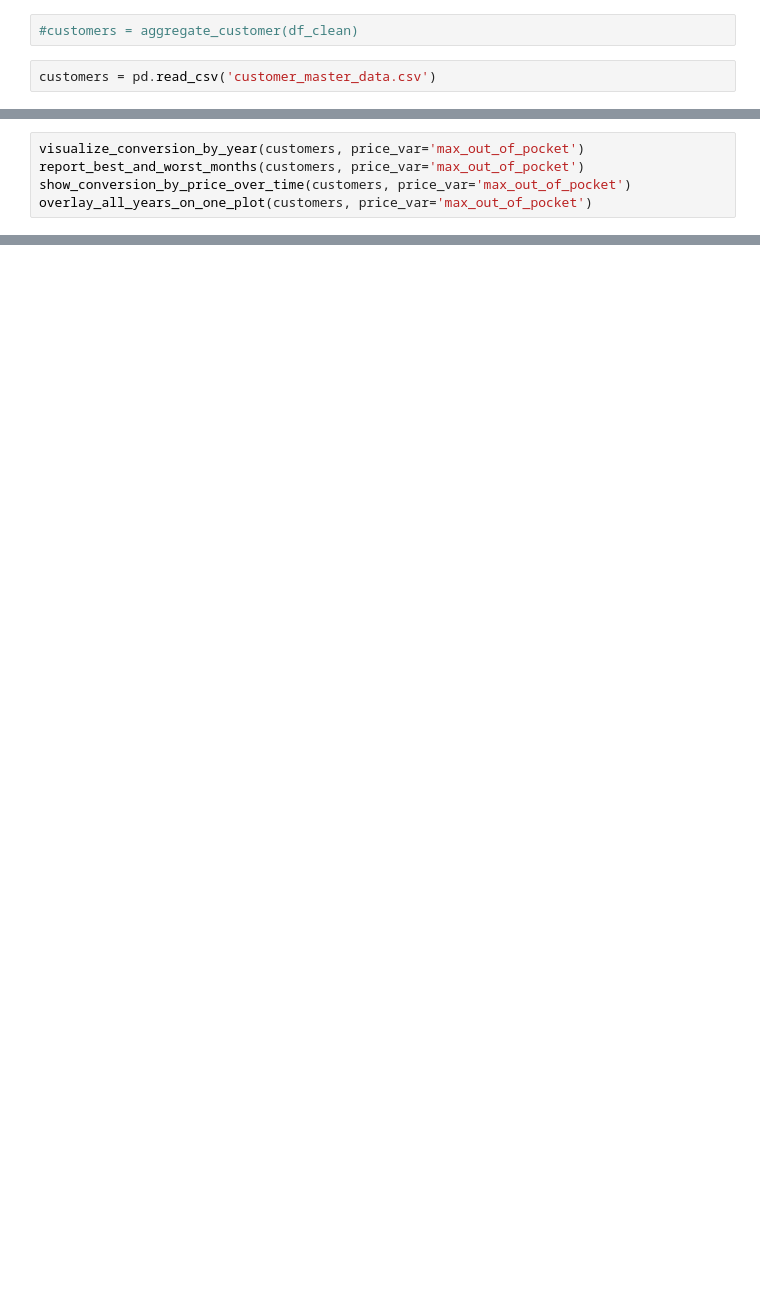
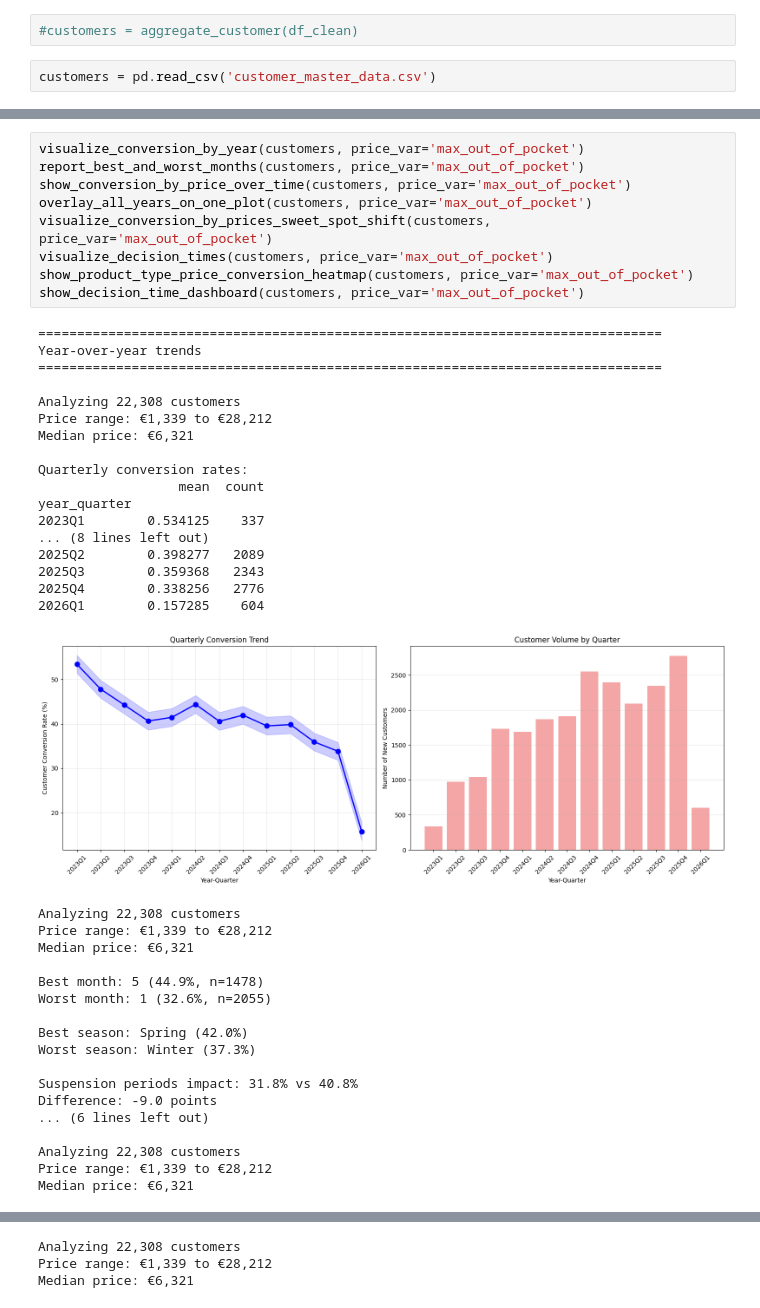
Before and after one commit to vslovik/ai-france-hvac, a Jupyter notebook: _eda_price.ipynb, the cells around one changed output, grey strips where cells are left out. Saved outputs shown, nothing was run; the diff lists cells and outputs as text; blank space fills up the shorter version.

Commit message:
price notebook clean-up

```diff
--- a/_eda_price.ipynb
+++ b/_eda_price.ipynb
@@ -48,5 +189,45 @@ visualize_regional_seasonality(customers, price_var='max_out_of_pocket')
 # %%
 visualize_conversion_by_year(customers, price_var='max_out_of_pocket')
 report_best_and_worst_months(customers, price_var='max_out_of_pocket')
 show_conversion_by_price_over_time(customers, price_var='max_out_of_pocket')
 overlay_all_years_on_one_plot(customers, price_var='max_out_of_pocket')
+visualize_conversion_by_prices_sweet_spot_shift(customers, price_var='max_out_of_pocket')
+visualize_decision_times(customers, price_var='max_out_of_pocket')
+show_product_type_price_conversion_heatmap(customers, price_var='max_out_of_pocket')
+show_decision_time_dashboard(customers, price_var='max_out_of_pocket')
+# %% [output]
+================================================================================
+Year-over-year trends
+================================================================================
+
+Analyzing 22,308 customers
+Price range: €1,339 to €28,212
+Median price: €6,321
+
+Quarterly conversion rates:
+                  mean  count
+year_quarter
+2023Q1        0.534125    337
+... (8 lines left out)
+2025Q2        0.398277   2089
+2025Q3        0.359368   2343
+2025Q4        0.338256   2776
+2026Q1        0.157285    604
+[figure, added]
+Analyzing 22,308 customers
+Price range: €1,339 to €28,212
+Median price: €6,321
+
+Best month: 5 (44.9%, n=1478)
+Worst month: 1 (32.6%, n=2055)
+
+Best season: Spring (42.0%)
+Worst season: Winter (37.3%)
+
+Suspension periods impact: 31.8% vs 40.8%
+Difference: -9.0 points
+... (6 lines left out)
+
+Analyzing 22,308 customers
+Price range: €1,339 to €28,212
+Median price: €6,321
@@ -52,0 +235,3 @@ overlay_all_years_on_one_plot(customers, price_var='max_out_of_pocket')
+Analyzing 22,308 customers
+Price range: €1,339 to €28,212
+Median price: €6,321
```
Also changed, not shown: parts of 16 cells of this notebook, 3 other files.
